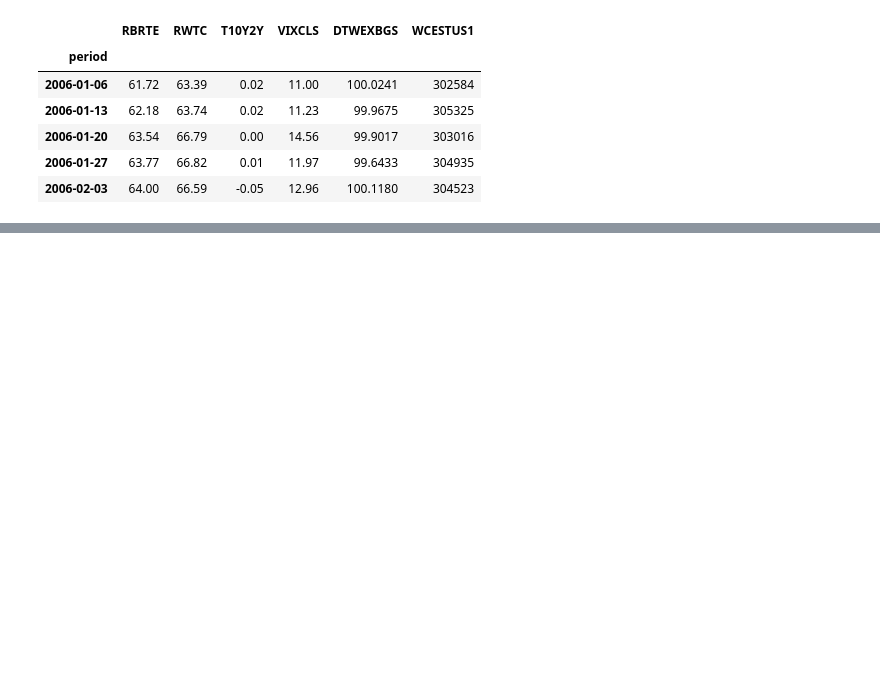
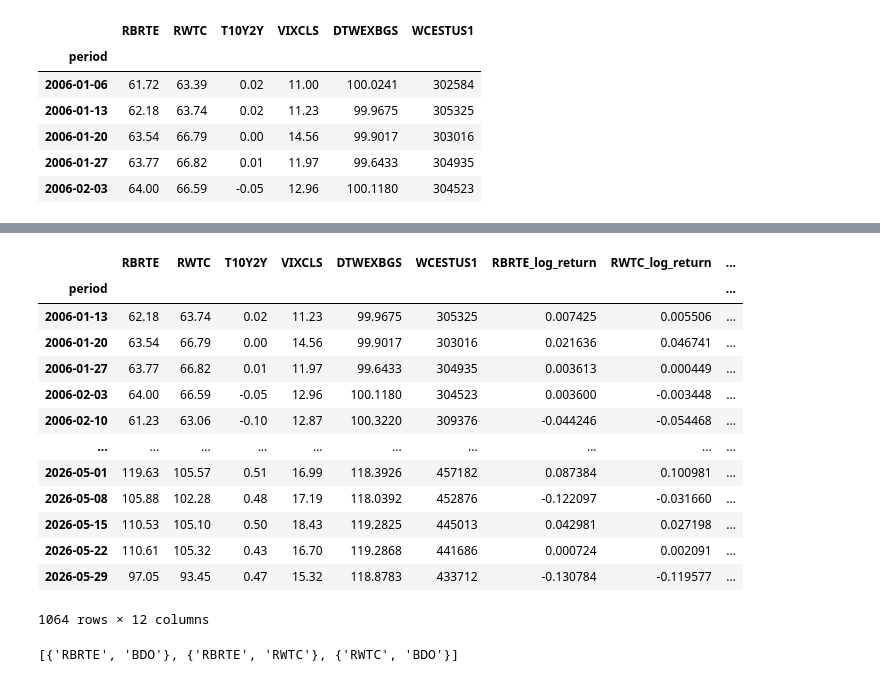
Before and after one commit to beniciouhart/regime-detection, a Jupyter notebook: data_ingestion.ipynb, the cells around one changed output, grey strips where cells are left out. Cells and saved outputs as stored; diff of their text form; code cells hidden in the pictures; blank space fills up the shorter version.

Commit message:
lagged and rolling volaility features added, along with differentials

```diff
--- a/data_ingestion.ipynb
+++ b/data_ingestion.ipynb
@@ -229,0 +260,24 @@ get_merged_df().head()
+# %%
+def rolling_vol(df, series_ids=['RBRTE_log_return','RWTC_log_return'], periods=[4,12]):
+    df = df.copy()
+    for id in series_ids:
+        id = id.split("_")[0]
+        for period in periods:
+            df[id + f'_{period}_rol_vol'] = df[id].rolling(window=period,min_periods=1).std()
+    return df
+rolling_vol(compute_returns(get_merged_df()))
+# %% [output]
+|  | RBRTE | RWTC | T10Y2Y | VIXCLS | DTWEXBGS | WCESTUS1 | RBRTE_log_return | RWTC_log_return | ... |
+| period |  |  |  |  |  |  |  |  | ... |
+| 2006-01-13 | 62.18 | 63.74 | 0.02 | 11.23 | 99.9675 | 305325 | 0.007425 | 0.005506 | ... |
+| 2006-01-20 | 63.54 | 66.79 | 0.00 | 14.56 | 99.9017 | 303016 | 0.021636 | 0.046741 | ... |
+| 2006-01-27 | 63.77 | 66.82 | 0.01 | 11.97 | 99.6433 | 304935 | 0.003613 | 0.000449 | ... |
+| 2006-02-03 | 64.00 | 66.59 | -0.05 | 12.96 | 100.1180 | 304523 | 0.003600 | -0.003448 | ... |
+| 2006-02-10 | 61.23 | 63.06 | -0.10 | 12.87 | 100.3220 | 309376 | -0.044246 | -0.054468 | ... |
+| ... | ... | ... | ... | ... | ... | ... | ... | ... | ... |
+| 2026-05-01 | 119.63 | 105.57 | 0.51 | 16.99 | 118.3926 | 457182 | 0.087384 | 0.100981 | ... |
+| 2026-05-08 | 105.88 | 102.28 | 0.48 | 17.19 | 118.0392 | 452876 | -0.122097 | -0.031660 | ... |
+| 2026-05-15 | 110.53 | 105.10 | 0.50 | 18.43 | 119.2825 | 445013 | 0.042981 | 0.027198 | ... |
+| 2026-05-22 | 110.61 | 105.32 | 0.43 | 16.70 | 119.2868 | 441686 | 0.000724 | 0.002091 | ... |
+| 2026-05-29 | 97.05 | 93.45 | 0.47 | 15.32 | 118.8783 | 433712 | -0.130784 | -0.119577 | ... |
+1064 rows × 12 columns
@@ -229,0 +292,15 @@ get_merged_df().head()
+# %%
+series_ids=['RBRTE', 'RWTC', 'BDO']
+combinations = []
+for id in series_ids:
+    for neg_id in series_ids[::-1]:
+        pair = set((id, neg_id))
+        if pair not in combinations and len(pair) == 2:
+            combinations.append(pair)
+
+print(combinations)
+
+
+combinations = [(x,y) for i, x in enumerate(series_ids) for y in series_ids[i+1::]] # (x,y), get series id and entry index, then do all pairs of x and everything ahead of it. Produces one less each pass, so there is no wasted compute.
+# %% [output]
+[{'RBRTE', 'BDO'}, {'RBRTE', 'RWTC'}, {'RWTC', 'BDO'}]
```
Also changed, not shown: parts of 3 cells of this notebook, 1 other file.
